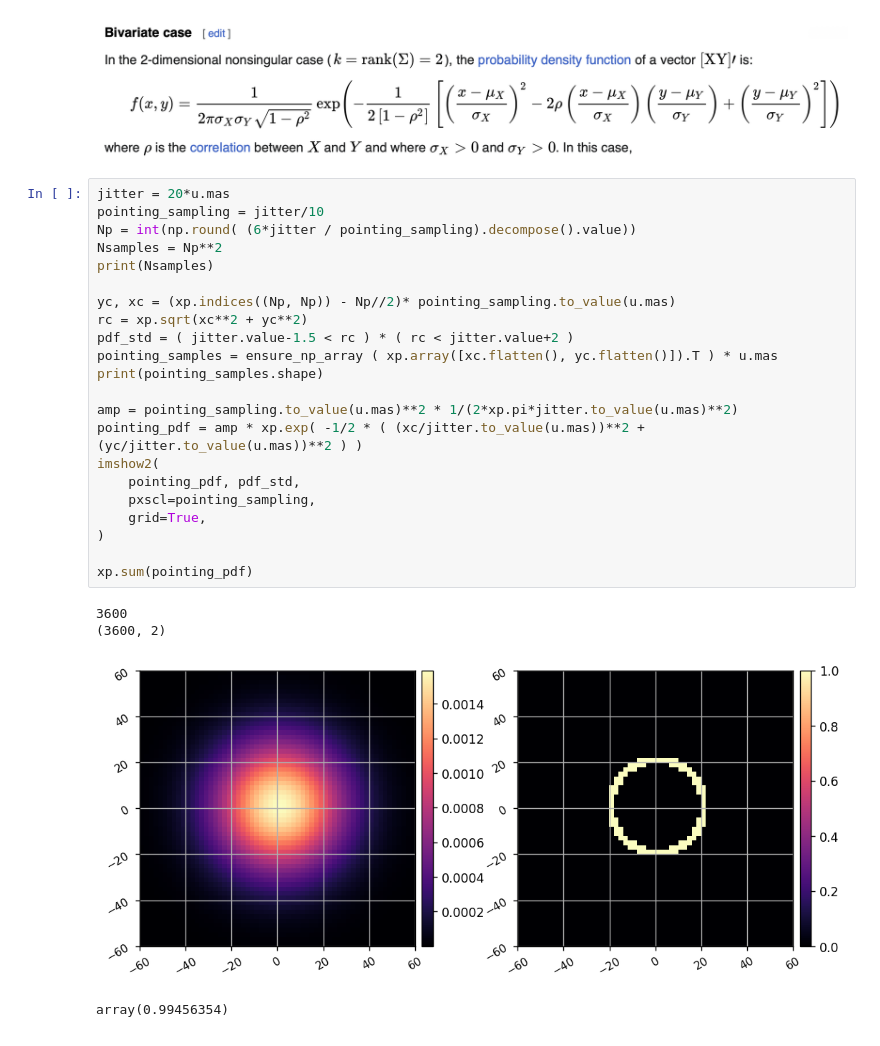
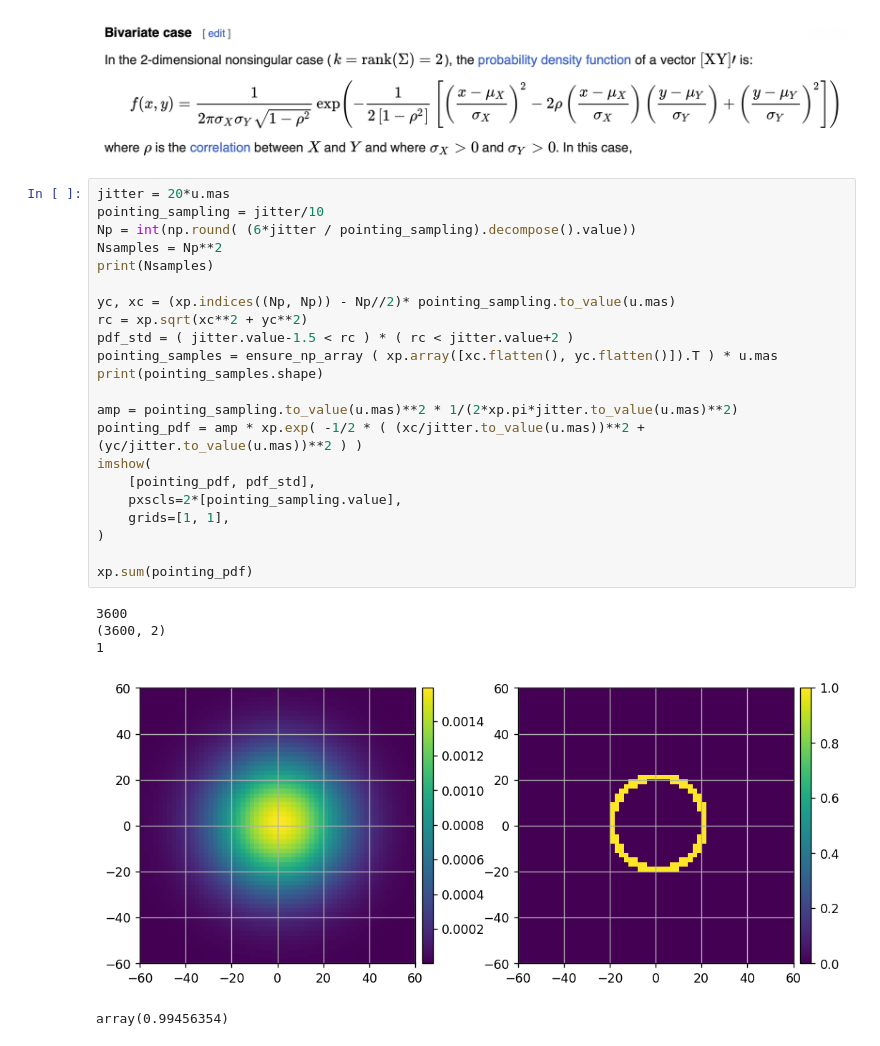
Before and after one commit to kian1377/esc-fresnel, a Jupyter notebook: notebooks/esc_fresnel_beamwalk.ipynb, the cells around one changed output. Drawn from its saved outputs; the diff is of its cells as text.

```diff
--- a/notebooks/esc_fresnel_beamwalk.ipynb
+++ b/notebooks/esc_fresnel_beamwalk.ipynb
@@ -345,29 +300,30 @@ $[-0.024930263,~0.025157311] \; \mathrm{mm}$
 # %%
 jitter = 20*u.mas
 pointing_sampling = jitter/10
 Np = int(np.round( (6*jitter / pointing_sampling).decompose().value))
 Nsamples = Np**2
 print(Nsamples)
 
 yc, xc = (xp.indices((Np, Np)) - Np//2)* pointing_sampling.to_value(u.mas)
 rc = xp.sqrt(xc**2 + yc**2)
 pdf_std = ( jitter.value-1.5 < rc ) * ( rc < jitter.value+2 )
 pointing_samples = ensure_np_array ( xp.array([xc.flatten(), yc.flatten()]).T ) * u.mas
 print(pointing_samples.shape)
 
 amp = pointing_sampling.to_value(u.mas)**2 * 1/(2*xp.pi*jitter.to_value(u.mas)**2)
 pointing_pdf = amp * xp.exp( -1/2 * ( (xc/jitter.to_value(u.mas))**2 + (yc/jitter.to_value(u.mas))**2 ) )
-imshow2(
-    pointing_pdf, pdf_std,
-    pxscl=pointing_sampling,
-    grid=True,
+imshow(
+    [pointing_pdf, pdf_std],
+    pxscls=2*[pointing_sampling.value],
+    grids=[1, 1],
 )
 
 xp.sum(pointing_pdf)
 # %% [output]
 3600
 (3600, 2)
+1
-[figure, old version]
+[figure, new version]
 array(0.99456354)
 # %%
 M.use_vortex = True
```
Also changed, not shown: parts of 23 cells of this notebook, 2 other files.
